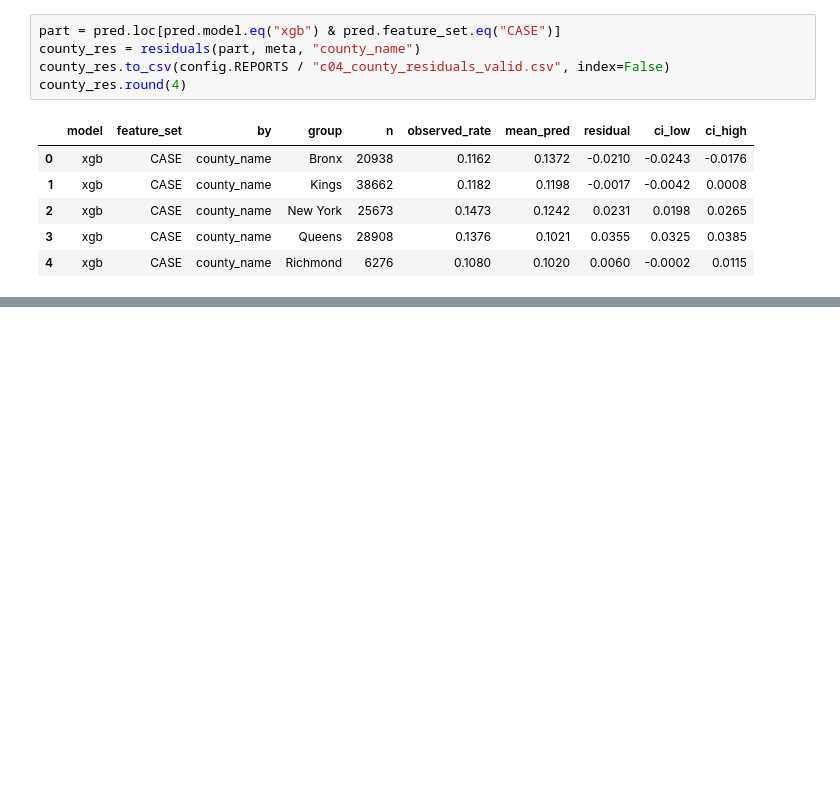
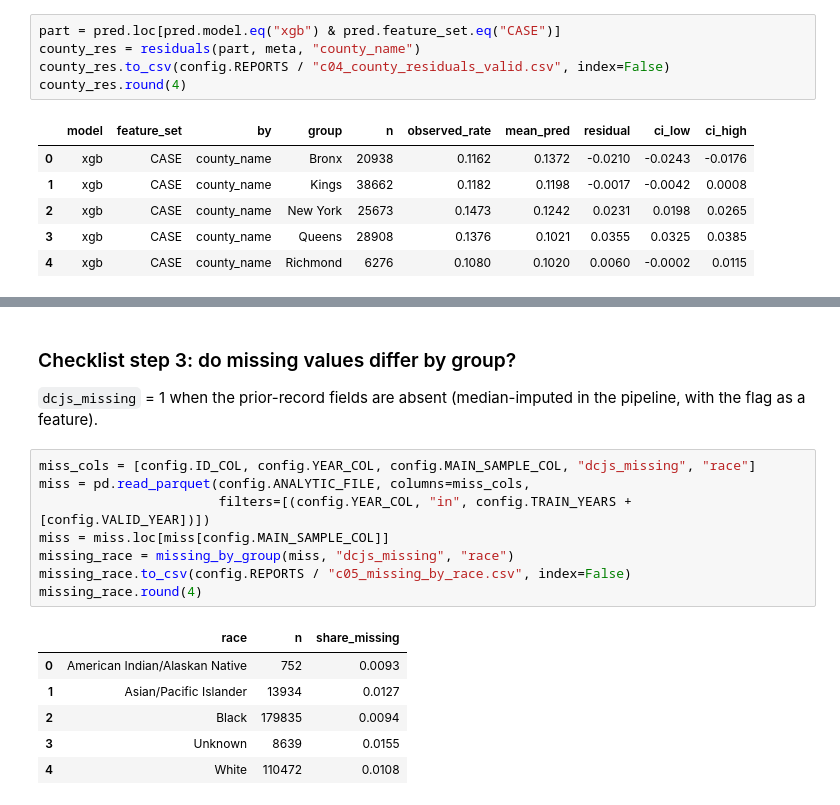
Before and after one commit to POL408-Team5/ny-pretrial-detention, a Jupyter notebook: notebooks/08_fairness.ipynb, the cells around one changed output, grey strips where cells are left out. Saved outputs shown, nothing was run; the diff lists cells and outputs as text; blank space fills up the shorter version.

```diff
--- a/notebooks/08_fairness.ipynb
+++ b/notebooks/08_fairness.ipynb
@@ -165,0 +260,19 @@ C-02 thresholds and C-03 validation audit written: reports/c02_thresholds.csv, c
+# %% [markdown]
+### Checklist step 3: do missing values differ by group?
+
+`dcjs_missing` = 1 when the prior-record fields are absent (median-imputed in the pipeline, with the flag as a feature).
+# %%
+miss_cols = [config.ID_COL, config.YEAR_COL, config.MAIN_SAMPLE_COL, "dcjs_missing", "race"]
+miss = pd.read_parquet(config.ANALYTIC_FILE, columns=miss_cols,
+                       filters=[(config.YEAR_COL, "in", config.TRAIN_YEARS + [config.VALID_YEAR])])
+miss = miss.loc[miss[config.MAIN_SAMPLE_COL]]
+missing_race = missing_by_group(miss, "dcjs_missing", "race")
+missing_race.to_csv(config.REPORTS / "c05_missing_by_race.csv", index=False)
+missing_race.round(4)
+# %% [output]
+|  | race | n | share_missing |
+| 0 | American Indian/Alaskan Native | 752 | 0.0093 |
+| 1 | Asian/Pacific Islander | 13934 | 0.0127 |
+| 2 | Black | 179835 | 0.0094 |
+| 3 | Unknown | 8639 | 0.0155 |
+| 4 | White | 110472 | 0.0108 |
```
Also changed, not shown: parts of 7 cells of this notebook, 22 other files.
